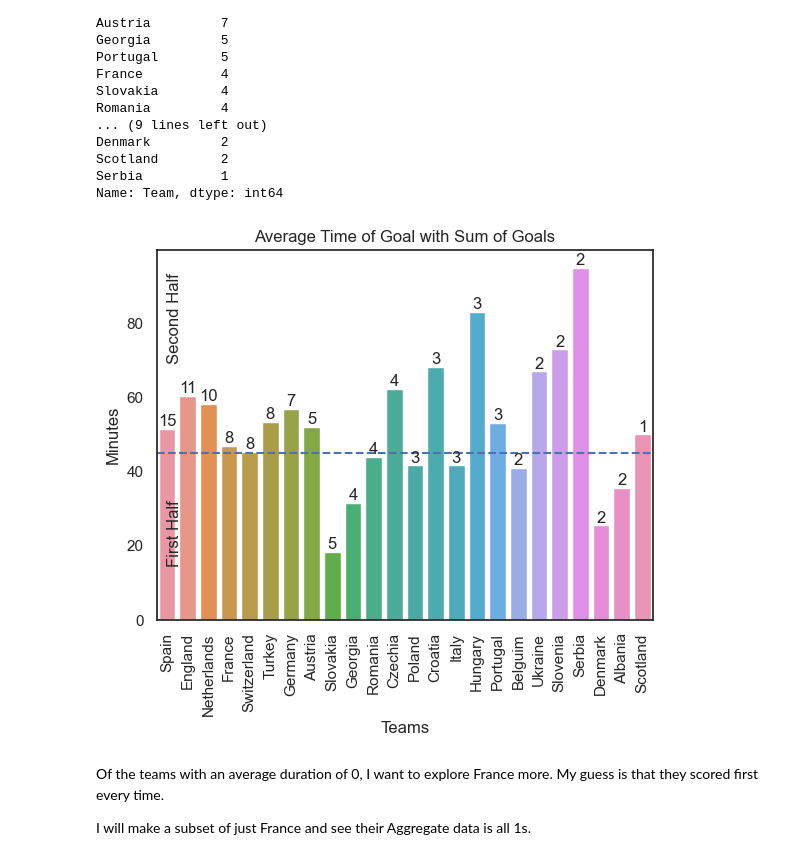
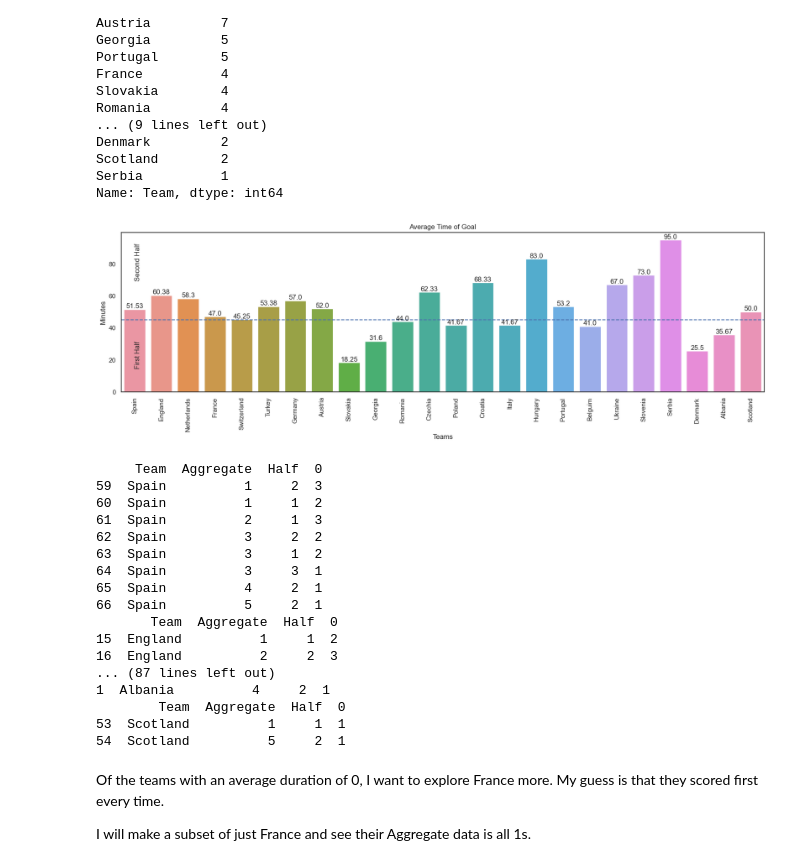
Before and after one commit to abigwind/Example-Work, a Jupyter notebook: Euros/Euros2024.ipynb, the cells around one changed output. Saved outputs shown, nothing was run; the diff lists cells and outputs as text; code cells hidden in the pictures.

```diff
--- a/Euros/Euros2024.ipynb
+++ b/Euros/Euros2024.ipynb
@@ -138,16 +156,18 @@ Name: Team, dtype: int64
 # %%
 avg_min = []
 for team in teams:
-    avg_min.append(df[df['Team']==team]['Minute'].mean())
+    avg_min.append(df[df['Team']==team]['Minute'].mean().round(2))
 
+fig, ax = plt.subplots(1, 1, figsize = (20, 5))
 ax=sns.barplot(x=teams, y=avg_min)
-ax.set_title('Average Time of Goal with Sum of Goals')
+ax.set_title('Average Time of Goal')
 ax.set_ylabel('Minutes')
 ax.set_xlabel('Teams')
 ax.axhline(y = 45, linestyle = "dashed")
 plt.xticks(rotation=90)
 ax.text(0, 15, "First Half", rotation=90)
 ax.text(0, 70, "Second Half", rotation=90)
-ax.bar_label(ax.containers[0], labels=goals_per_team);
+#ax.bar_label(ax.containers[0], labels=goals_per_team)
+ax.bar_label(ax.containers[0], labels=avg_min, fmt='%.2f');
 # %% [output]
-[figure, old version]
+[figure, new version]
@@ -154,3 +176,24 @@ ax.bar_label(ax.containers[0], labels=goals_per_team);
+# %%
+for team in teams:
+    print(nu[nu['Team']==team])
+# %% [output]
+     Team  Aggregate  Half  0
+59  Spain          1     2  3
+60  Spain          1     1  2
+61  Spain          2     1  3
+62  Spain          3     2  2
+63  Spain          3     1  2
+64  Spain          3     3  1
+65  Spain          4     2  1
+66  Spain          5     2  1
+       Team  Aggregate  Half  0
+15  England          1     1  2
+16  England          2     2  3
+... (87 lines left out)
+1  Albania          4     2  1
+        Team  Aggregate  Half  0
+53  Scotland          1     1  1
+54  Scotland          5     2  1
 # %% [markdown]
 Of the teams with an average duration of 0, I want to explore France more. My guess is that they scored first every time.
 
```
Also changed, not shown: parts of 35 cells of this notebook.
